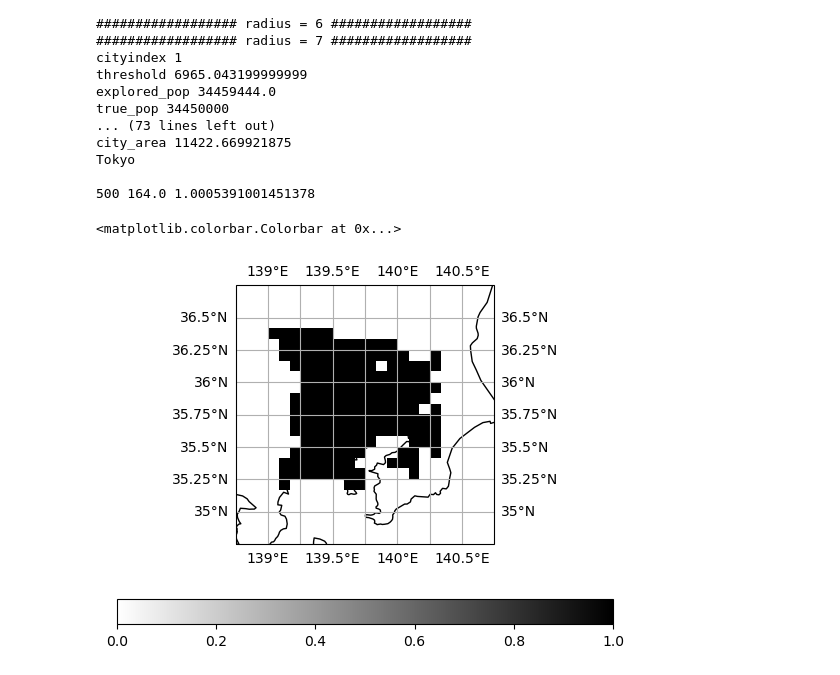
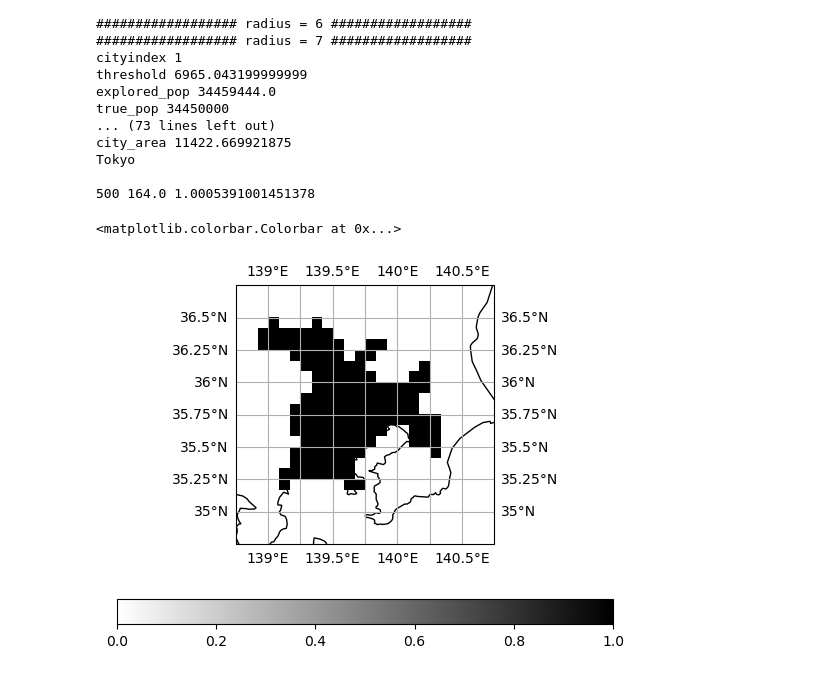
Before and after one commit to HalKiyo/xeno_jupyter_test, a Jupyter notebook: city/citymask_kajiyama.ipynb, the cells around one changed output. Drawn from its saved outputs; the diff is of its cells as text; code cells hidden in the pictures.

```diff
--- a/city/citymask_kajiyama.ipynb
+++ b/city/citymask_kajiyama.ipynb
@@ -290,35 +290,37 @@ Tokyo
 #-----------------------------------------------
 # Draw city mask
 #-----------------------------------------------
+
+mask_temp = np.fromfile(f'/home/kajiyama/H08/H08_20230612/map/dat/cty_msk_/city_{index:08d}.gl5', dtype='float32').reshape(2160, 4320)
 
 # city index
 index = 1
 
 # get city mask
 
 # get city lonlat
 lat_start, lat_end, lon_start, lon_end, latmin_gl5, latmax_gl5, lonmin_gl5, lonmax_gl5 = get_coordinate(index)
 
 # crop
-mask_flipped = np.flipud(best_mask)
+mask_flipped = np.flipud(mask_temp)
 mask_cropped = mask_flipped[lat_start:lat_end, lon_start:lon_end]
 cropped_flipped = np.flipud(mask_cropped)
 
 # extent
 projection = ccrs.PlateCarree()
 img_extent = (lonmin_gl5, lonmax_gl5, latmin_gl5, latmax_gl5)
 
 # figure
 fig = plt.figure()
 ax = plt.subplot(projection=projection)
 ax.coastlines()
 ax.gridlines(draw_labels=True)
 im = ax.imshow(cropped_flipped,
                origin='upper',
                extent=img_extent,
                transform=projection,
                cmap='gray_r')
 fig.colorbar(im, ax=ax, orientation='horizontal')
 # %% [output]
 <matplotlib.colorbar.Colorbar at 0x...>
-[figure, old version]
+[figure, new version]
```
